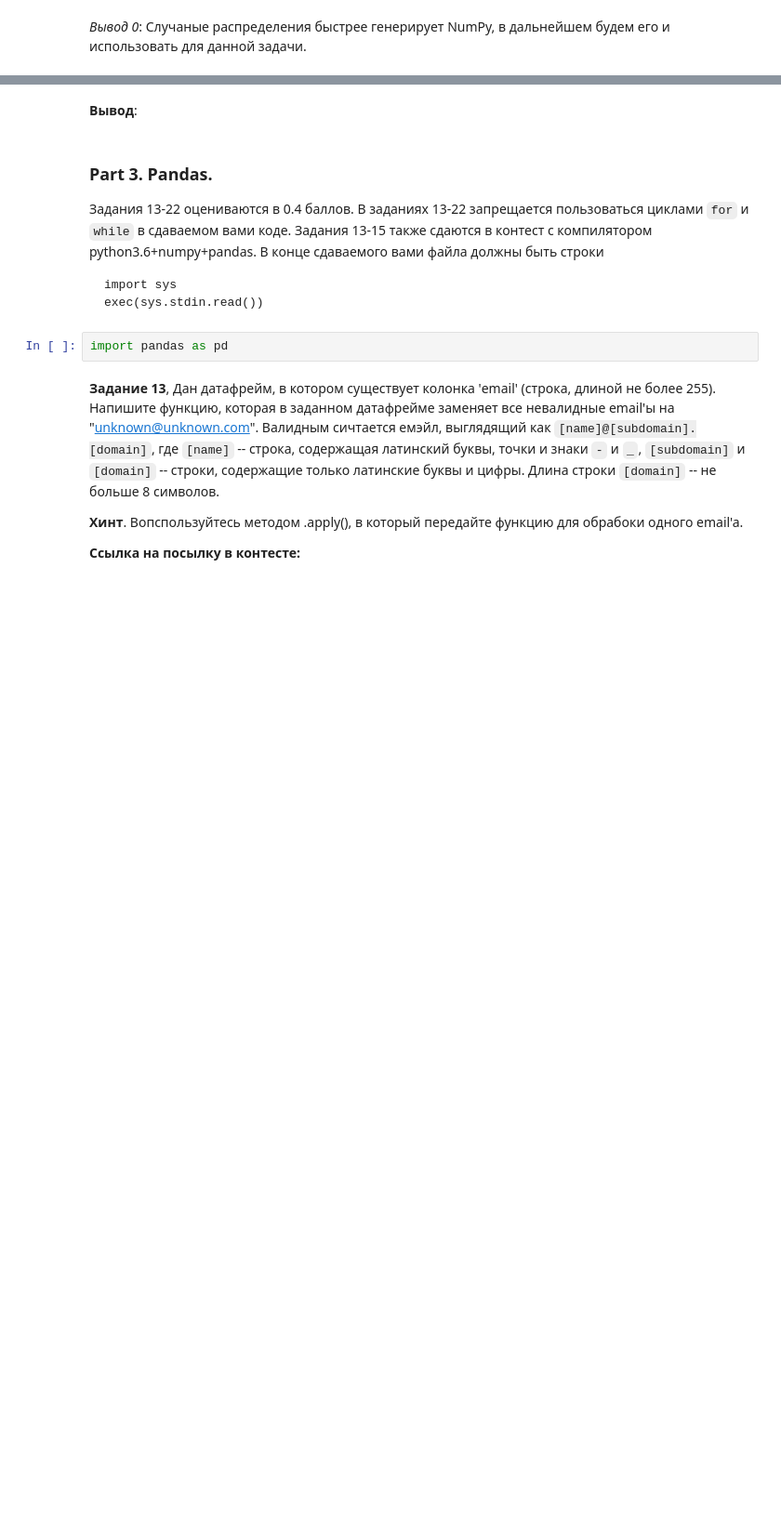
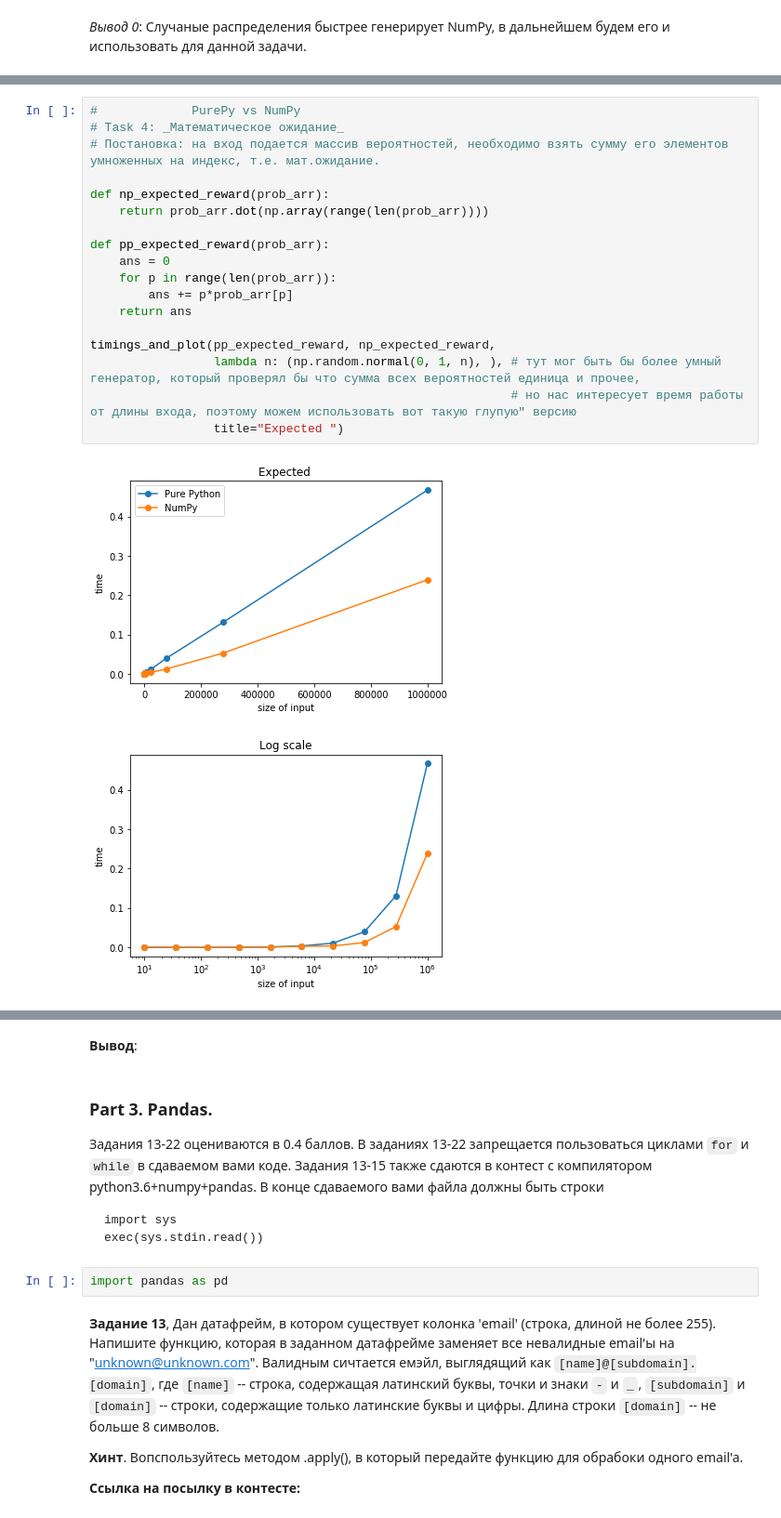
Before and after one commit to GorillazZz1/ml-course-hse-2020, a Jupyter notebook: hw1.ipynb, the cells around one changed output, grey strips where cells are left out. Shown: that part at 93% size. Drawn from its saved outputs; the diff is of its cells as text; blank space fills up the shorter version.

```diff
--- a/hw1.ipynb
+++ b/hw1.ipynb
@@ -427,0 +351,21 @@ timings_and_plot(pp_positive_indexes, np_positive_indexes,
+# %%
+#             PurePy vs NumPy
+# Task 4: _Математическое ожидание_
+# Постановка: на вход подается массив вероятностей, необходимо взять сумму его элементов умноженных на индекс, т.е. мат.ожидание.
+
+def np_expected_reward(prob_arr):
+    return prob_arr.dot(np.array(range(len(prob_arr))))
+
+def pp_expected_reward(prob_arr):
+    ans = 0
+    for p in range(len(prob_arr)):
+        ans += p*prob_arr[p]
+    return ans
+
+timings_and_plot(pp_expected_reward, np_expected_reward,
+                 lambda n: (np.random.normal(0, 1, n), ), # тут мог быть бы более умный генератор, который проверял бы что сумма всех вероятностей единица и прочее,
+                                                          # но нас интересует время работы от длины входа, поэтому можем использовать вот такую глупую" версию
+                 title="Expected ")
+# %% [output]
+[figure, added]
+[figure, added]
```
Also changed, not shown: parts of 14 cells of this notebook.
